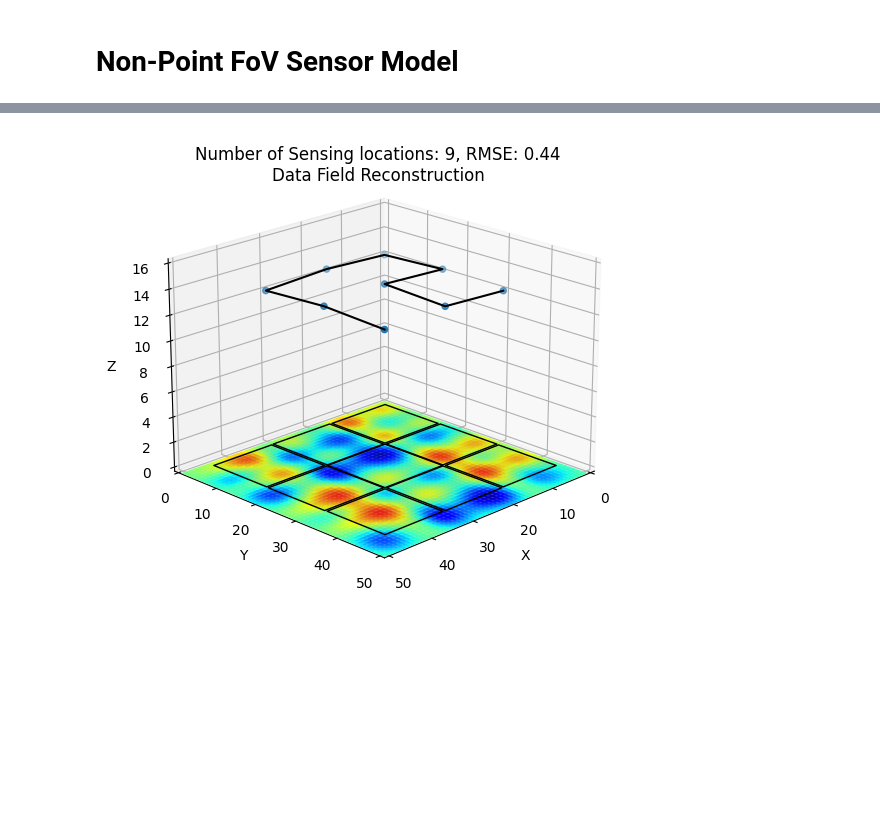
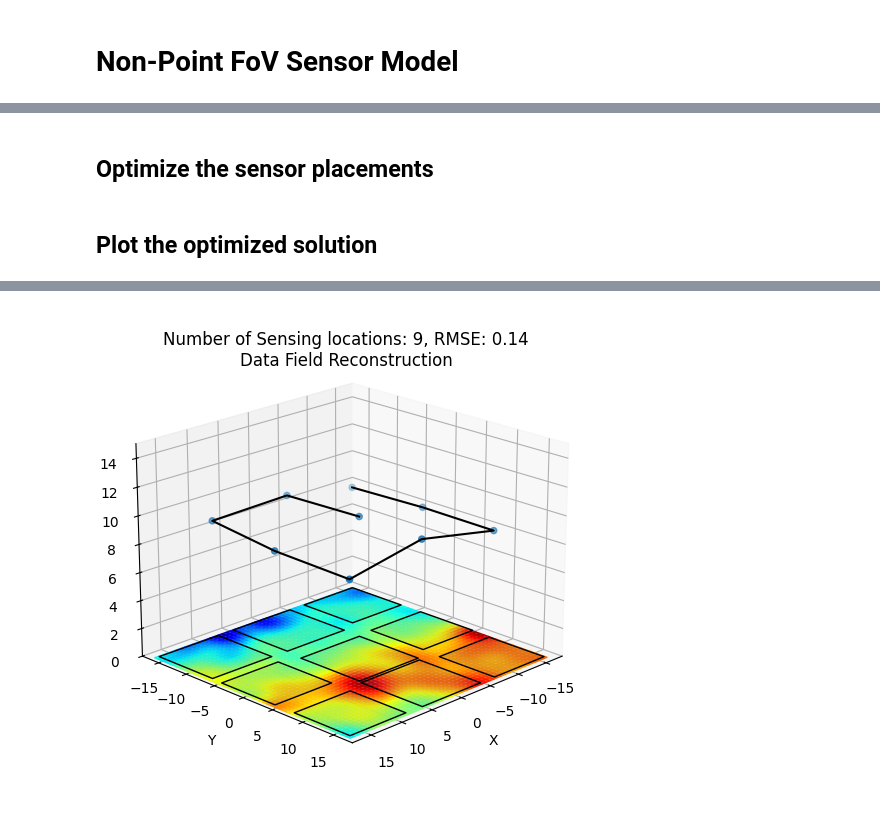
Before and after one commit to itskalvik/sgp-tools, a Jupyter notebook: examples/non_point_FoV.ipynb, the cells around one changed output, grey strips where cells are left out. Cells and saved outputs as stored; diff of their text form; code cells hidden in the pictures; blank space fills up the shorter version.

Commit message:
Update non-point FoV transforms to be compatible with IPPTransform and also usable as standalone transforms

```diff
--- a/examples/non_point_FoV.ipynb
+++ b/examples/non_point_FoV.ipynb
@@ -103,43 +169,25 @@ plt.show()
+# %% [markdown]
+## Optimize the sensor placements
+# %%
+# Optimize the placements
+sgpr, _ = continuous_sgp(num_placements,
+                         X_train,
+                         noise_variance,
+                         kernel,
+                         transform=transform,
+                         Xu_init=Xu_init)
+sgp_sol_sp = sgpr.inducing_variable.Z.numpy()
+# %% [markdown]
+## Plot the optimized solution
 # %%
-# Setup GP parameters
-kernel = gpflow.kernels.RBF(lengthscales=3, variance=0.027)
-noise_variance = 0.001
-
-norm = colors.Normalize(y_train.min(), y_train.max())
-
-# Setup FoV approximation points and number of sensing location
-num_samples = 4
-num_placements = 9
-
-# Get initial inducing points
-Xu_init = get_inducing_pts(X_train, num_placements, random=False)
-Xu_init *= 0.2
-Xu_init += np.array([10, 10])
-Xu_init = np.concatenate((Xu_init, np.ones((Xu_init.shape[0], 1))*10), axis=1)
-
-# Setup non-point FoV IPP transform and optimize the path
-transform = SquareHeightTransform(num_samples)
-sgpr, trace = continuous_sgp(num_placements,
-                            X_train,
-                            noise_variance,
-                            kernel,
-                            transform=transform,
-                            Xu_init=Xu_init,
-                            max_steps=5000,
-                            trace_fn='traceXu')
-
-# Plot initial and final solution
-sgp_sol_sp = trace[-1]
-sgp_sol_sp = run_tsp(sgp_sol_sp)[0][0]
-
 # Get reconstructed environment state
 sgp_sol, sgp_var, sgp_sol_X, rmse = get_reconstruction(X_test, y_test,
-                                                    transform.expand(sgp_sol_sp).numpy(),
-                                                    noise_variance,
-                                                    kernel)
+                                                       transform.expand(sgp_sol_sp).numpy(),
+                                                       noise_variance,
+                                                       kernel)
 
 # Get the corners of FoV
-vertices = get_corners(sgpr.transform.expand(sgp_sol_sp).numpy(), num_samples)
+vertices = get_corners(sgpr.transform.expand(sgp_sol_sp).numpy(), num_side)
 idx = align_idx(vertices[:, 4, :2], sgp_sol_sp[:, :2])
 vertices[:, 4] = sgp_sol_sp[idx]
 
@@ -148,13 +196,14 @@ fig = plt.figure(figsize=(5, 5))
 ax = fig.add_subplot(111, projection='3d', computed_zorder=False)
 
 # Plot the reconstructed environment state
+norm = colors.Normalize(y_train.min(), y_train.max())
 cset = ax.plot_surface(X_test[:, 0].reshape(test_dim, test_dim),
-                    X_test[:, 1].reshape(test_dim, test_dim),
-                    np.atleast_2d(-0.5),
-                    facecolors=plt.cm.jet(norm(sgp_sol.reshape(test_dim, test_dim))),
-                    shade=False,
-                    alpha=0.8,
-                    zorder=0)
+                       X_test[:, 1].reshape(test_dim, test_dim),
+                       np.atleast_2d(-0.1),
+                       facecolors=plt.cm.jet(norm(sgp_sol.reshape(test_dim, test_dim))),
+                       shade=False,
+                       alpha=0.8,
+                       zorder=0)
 
 # Plot the solution path and FoV
 ax.scatter(sgp_sol_sp[:, 0], sgp_sol_sp[:, 1], sgp_sol_sp[:, 2])
@@ -171,9 +220,9 @@ ax.set_xlabel('X')
 ax.set_ylabel('Y')
 ax.set_zlabel('Z')
 
-ax.set_xlim(0, 50)
-ax.set_ylim(0, 50)
-ax.set_zlim(0, 16)
+ax.set_xlim(-18, 18)
+ax.set_ylim(-18, 18)
+ax.set_zlim(0, 15)
 
 ax.view_init(elev=20., azim=45)
 ax.set_title(f'Number of Sensing locations: {num_placements}, RMSE: {rmse:.2f}\nData Field Reconstruction', y=0.97)
@@ -186 +233 @@ Skipping registering GPU devices...
-[figure, old version]
+[figure, new version]
```
Also changed, not shown: parts of 11 cells of this notebook, 2 other files.
